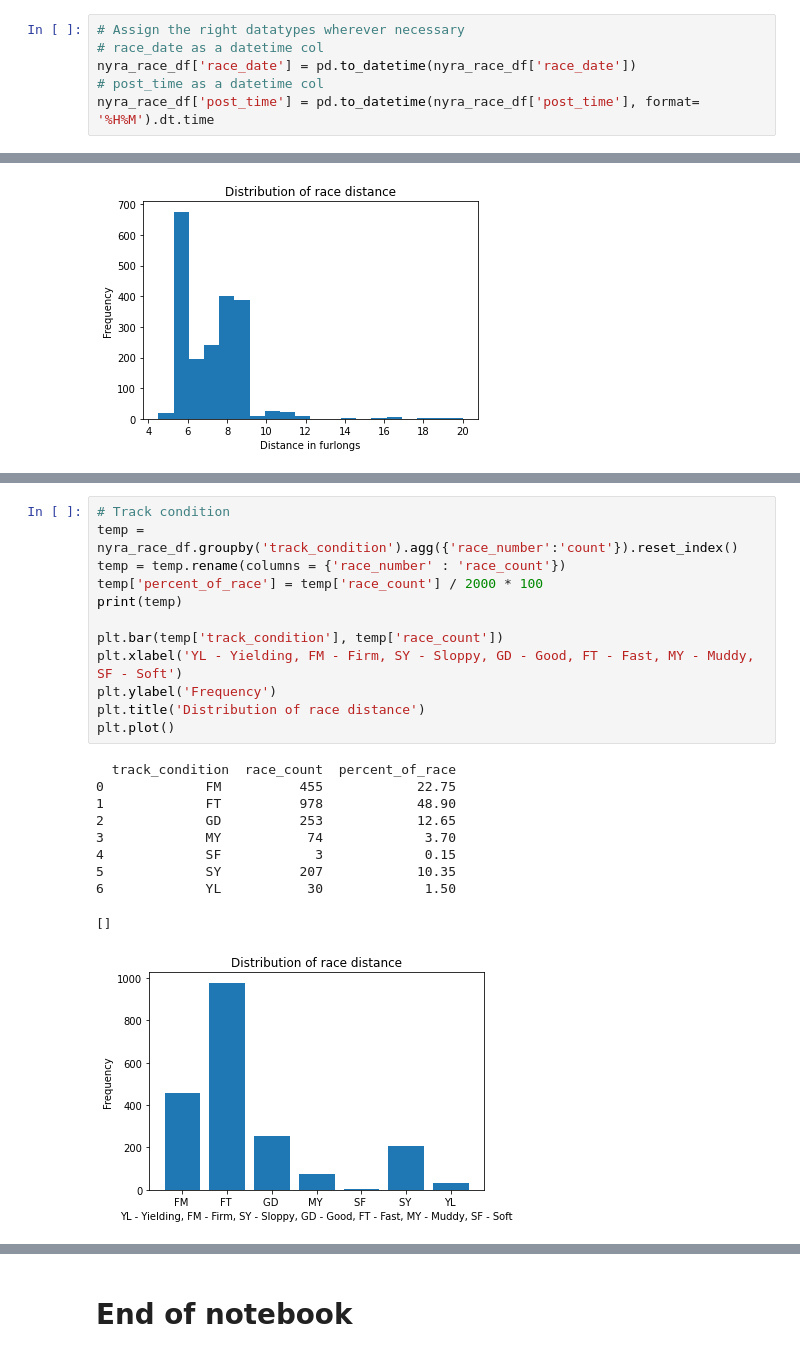
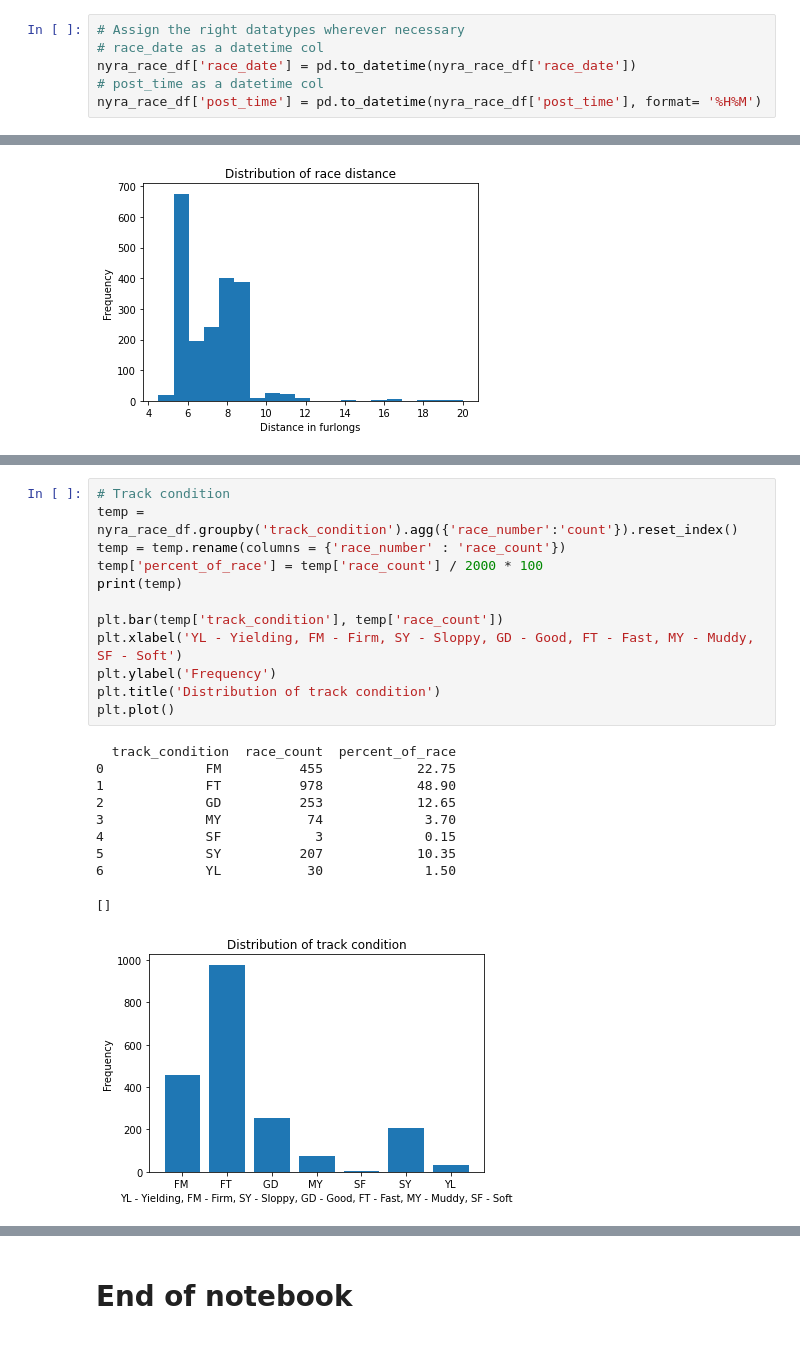
Before and after one commit to parthnaik13/NYRA, a Jupyter notebook: 1_1_NYRA_EDA_general.ipynb, the cells around one changed output, grey strips where cells are left out. Saved outputs shown, nothing was run; the diff lists cells and outputs as text.

```diff
--- a/1_1_NYRA_EDA_general.ipynb
+++ b/1_1_NYRA_EDA_general.ipynb
@@ -392,7 +392,7 @@ Pulled from the Kaggle competition page
 # race_date as a datetime col
 nyra_race_df['race_date'] = pd.to_datetime(nyra_race_df['race_date'])
 # post_time as a datetime col
-nyra_race_df['post_time'] = pd.to_datetime(nyra_race_df['post_time'], format= '%H%M').dt.time
+nyra_race_df['post_time'] = pd.to_datetime(nyra_race_df['post_time'], format= '%H%M')
 # %% [markdown]
 ### Look at the completeness of the dataframe
 # %%
@@ -452,26 +452,26 @@ plt.plot()
 # %%
 # Track condition
 temp = nyra_race_df.groupby('track_condition').agg({'race_number':'count'}).reset_index()
 temp = temp.rename(columns = {'race_number' : 'race_count'})
 temp['percent_of_race'] = temp['race_count'] / 2000 * 100
 print(temp)
 
 plt.bar(temp['track_condition'], temp['race_count'])
 plt.xlabel('YL - Yielding, FM - Firm, SY - Sloppy, GD - Good, FT - Fast, MY - Muddy, SF - Soft')
 plt.ylabel('Frequency')
-plt.title('Distribution of race distance')
+plt.title('Distribution of track condition')
 plt.plot()
 # %% [output]
   track_condition  race_count  percent_of_race
 0             FM          455            22.75
 1             FT          978            48.90
 2             GD          253            12.65
 3             MY           74             3.70
 4             SF            3             0.15
 5             SY          207            10.35
 6             YL           30             1.50
 []
-[figure, old version]
+[figure, new version]
 # %%
 # Race type
 temp = nyra_race_df.groupby('race_type').agg({'race_number':'count'}).reset_index()
```
Also changed, not shown: parts of 30 cells of this notebook.
